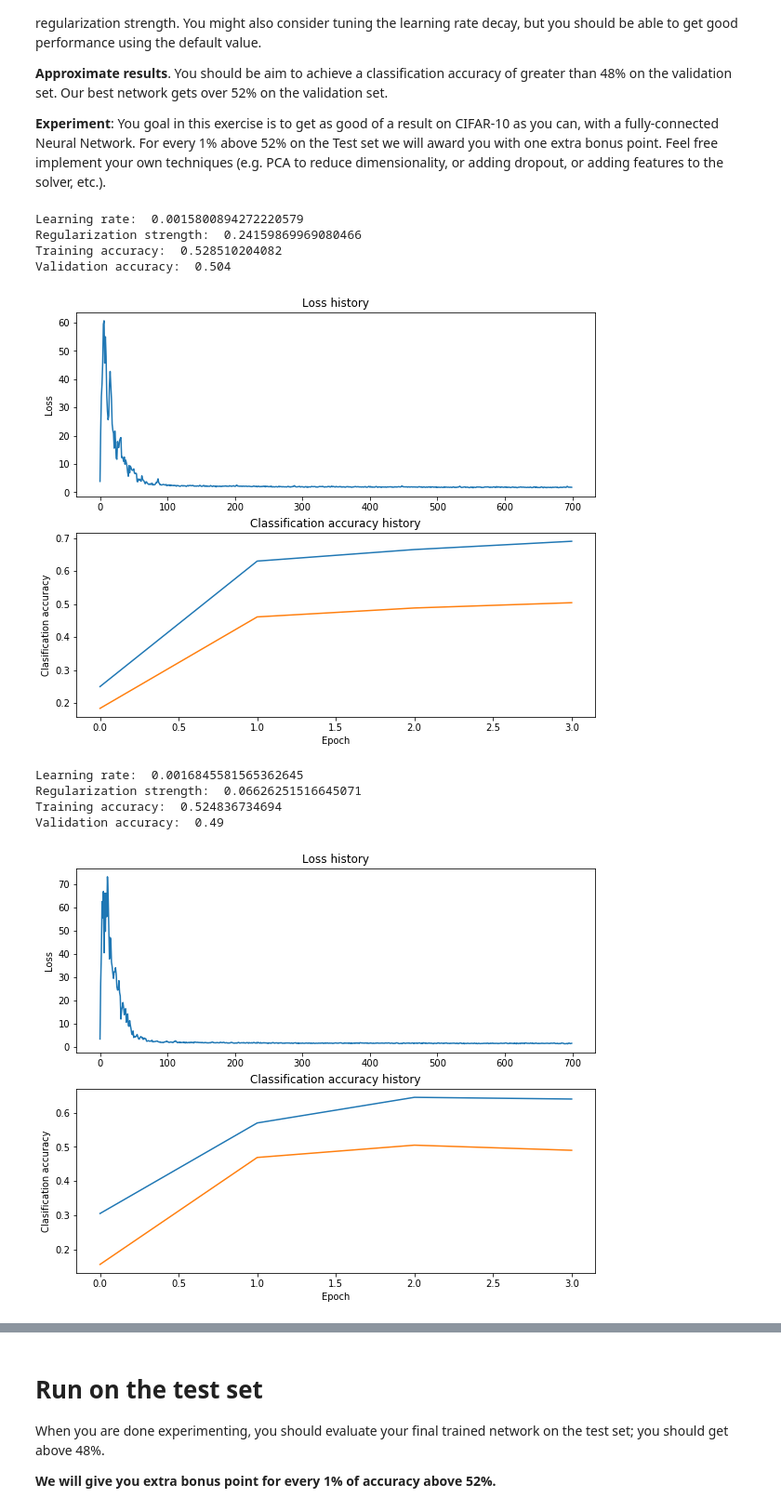
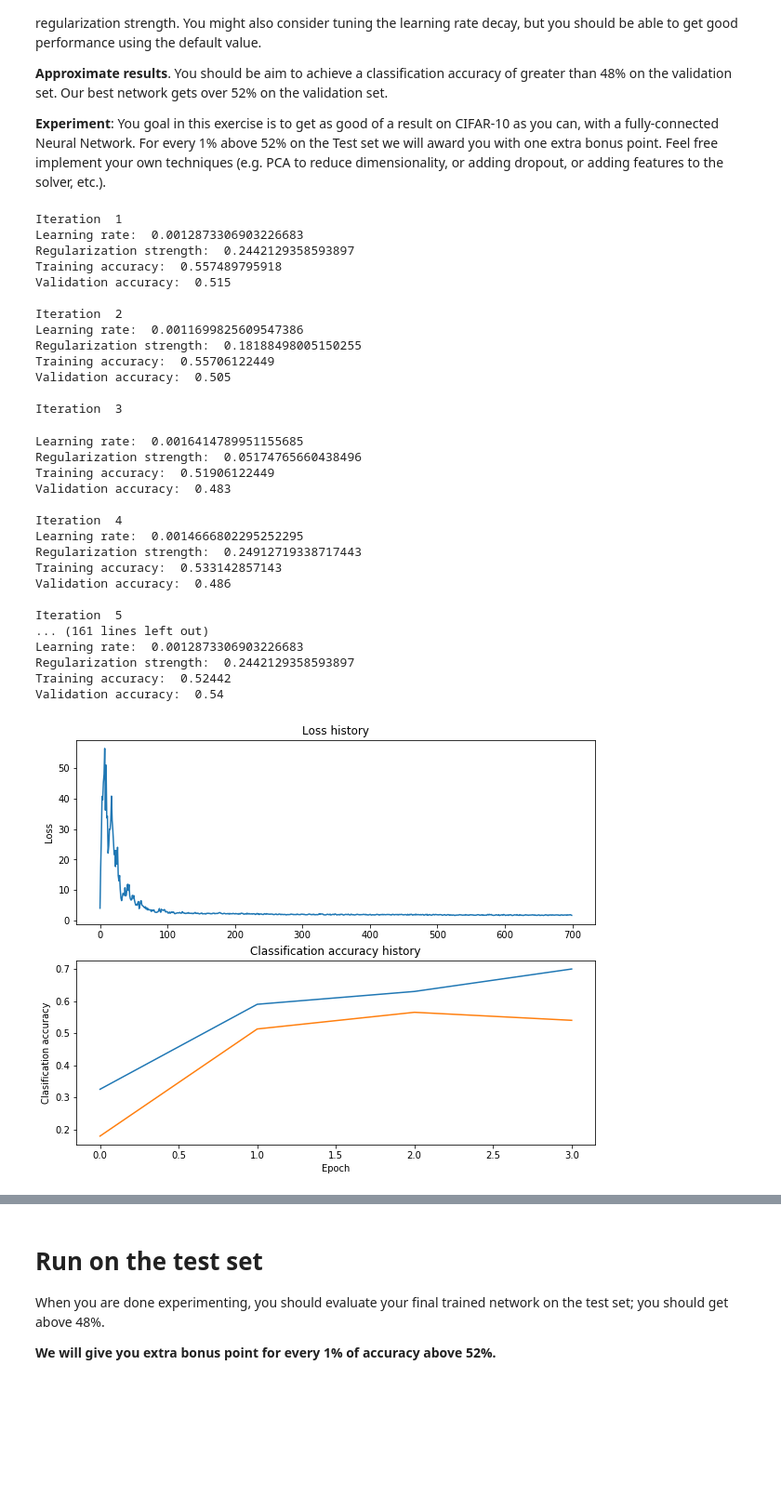
Before and after one commit to zubenkoivan/machine-learning, a Jupyter notebook: cs231n/assignment1/two_layer_net.ipynb, the cells around one changed output, grey strips where cells are left out. Shown at 93% size. Drawn from its saved outputs; the diff is of its cells as text; code cells hidden in the pictures; blank space fills up the shorter version.

```diff
--- a/cs231n/assignment1/two_layer_net.ipynb
+++ b/cs231n/assignment1/two_layer_net.ipynb
@@ -324,7 +324,7 @@ def show_stats(stats):
     plt.show()
 
 
-def train_net(X, y, num_iters, h_size, lr, reg):
+def train_net(X, y, num_iters, verbose, h_size, lr, reg):
     net = TwoLayerNet(input_size, h_size, num_classes)
     stats = net.train(X, y, X_val, y_val,
         num_iters=num_iters, batch_size=batch_size,
@@ -343,7 +343,8 @@ def train_net(X, y, num_iters, h_size, lr, reg):
     print('Training accuracy: ', train_acc)
     print('Validation accuracy: ', val_acc)
 
-    show_stats(stats)
+    if verbose:
+        show_stats(stats)
 
     return net
 
@@ -352,45 +353,67 @@ num_classes = 10
 learning_rate_decay=0.95
 batch_size = 200
 
 hidden_sizes = [50, 100, 200, 400]
 learning_rates = 10.0 ** np.array(range(-3, -1))
 regularization_strengths = 10.0 ** np.array(range(-2, 1))
 
 select_model = True
 
 from itertools import product
 
 if not select_model:
     for params in product(hidden_sizes, learning_rates, regularization_strengths):
-        train_net(X_train, y_train, 700, *params)
+        train_net(X_train, y_train, 700, False, *params)
 else:
-    for _ in range(30):
+    for it in range(30):
         h_size = 400
         lr = np.random.uniform(0.0008, 0.002)
         reg = np.random.uniform(0.05, 0.25)
-        train_net(X_train, y_train, 250, h_size, lr, reg)
+        print('\nIteration ', it + 1)
+        train_net(X_train, y_train, 700, False, h_size, lr, reg)
 
-print('Best validation accuracy: ', best['val_acc'])
+print('\nBest validation accuracy: ', best['val_acc'])
 print('Best params:')
 print('hidden layer size: ', best['params'][0])
 print('learning rate: ', best['params'][1])
 print('regularization strength: ', best['params'][2])
 
 if select_model:
     print('Final training:')
 
-    best_net = train_net(X_train_full, y_train_full, 500, *best['params'])
+    best_net = train_net(X_train_full, y_train_full, 700, True, *best['params'])
 #################################################################################
 #                               END OF YOUR CODE                                #
 #################################################################################
 # %% [output]
-Learning rate:  0.0015800894272220579
-Regularization strength:  0.24159869969080466
-Training accuracy:  0.528510204082
-Validation accuracy:  0.504
+Iteration  1
+Learning rate:  0.0012873306903226683
+Regularization strength:  0.2442129358593897
+Training accuracy:  0.557489795918
+Validation accuracy:  0.515
+
+Iteration  2
+Learning rate:  0.0011699825609547386
+Regularization strength:  0.18188498005150255
+Training accuracy:  0.55706122449
+Validation accuracy:  0.505
+
+Iteration  3
+Learning rate:  0.0016414789951155685
+Regularization strength:  0.05174765660438496
+Training accuracy:  0.51906122449
+Validation accuracy:  0.483
+
+Iteration  4
+Learning rate:  0.0014666802295252295
+Regularization strength:  0.24912719338717443
+Training accuracy:  0.533142857143
+Validation accuracy:  0.486
+
+Iteration  5
+... (161 lines left out)
+Learning rate:  0.0012873306903226683
+Regularization strength:  0.2442129358593897
+Training accuracy:  0.52442
+Validation accuracy:  0.54
-[figure, old version]
+[figure, new version]
-Learning rate:  0.0016845581565362645
-Regularization strength:  0.06626251516645071
-Training accuracy:  0.524836734694
-Validation accuracy:  0.49
-[figure, removed]
```
Also changed, not shown: parts of 4 cells of this notebook.
